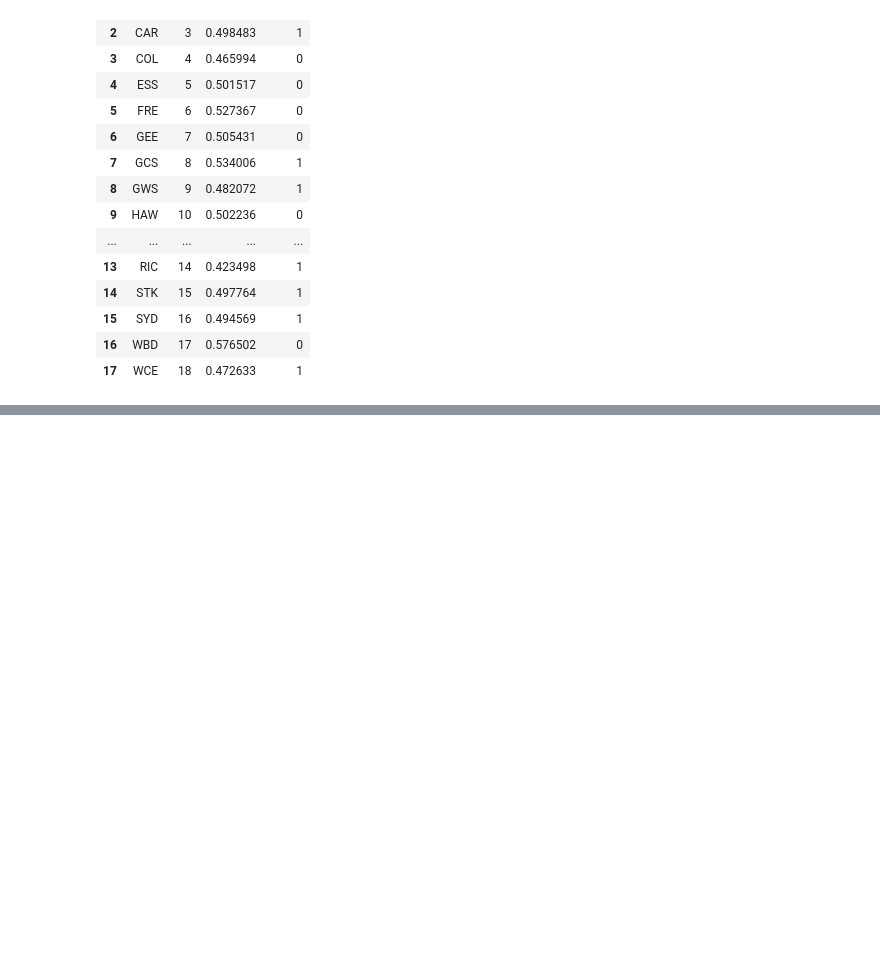
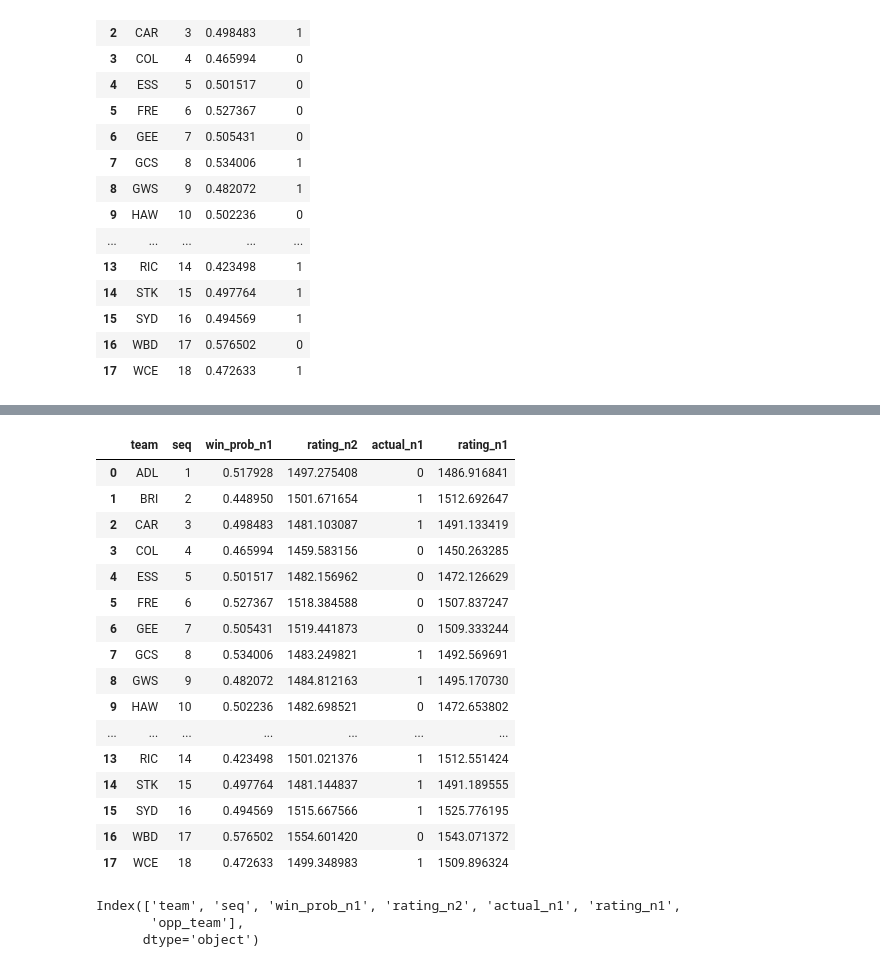
Before and after one commit to stevegabriel1/afl_elo_ratings, a Jupyter notebook: basic_version.ipynb, the cells around one changed output, grey strips where cells are left out. Saved outputs shown, nothing was run; the diff lists cells and outputs as text; code cells hidden in the pictures; blank space fills up the shorter version.

```diff
--- a/basic_version.ipynb
+++ b/basic_version.ipynb
@@ -1046,0 +1075,4 @@ quick_results_check
+# %%
+## Need rating W6 (rating_n1 from joined) and win_prob W7 (win_prob from joined)
+rframe = joined[['team','seq','win_prob','rating_n1']]
+rframe.head()
@@ -1046,0 +1086,35 @@ quick_results_check
+# %%
+# Add the actuals (results from R7):
+rframe['actual_n1'] = quick_results_check['actual']
+# %%
+rframe.columns = ['team','seq','win_prob_n1','rating_n2','actual_n1']
+# Generate new ratings
+rframe['rating_n1'] = rframe['rating_n2'] + (20*(rframe['actual_n1'] - rframe['win_prob_n1']))
+rframe
+# %% [output]
+|  | team | seq | win_prob_n1 | rating_n2 | actual_n1 | rating_n1 |
+| 0 | ADL | 1 | 0.517928 | 1497.275408 | 0 | 1486.916841 |
+| 1 | BRI | 2 | 0.448950 | 1501.671654 | 1 | 1512.692647 |
+| 2 | CAR | 3 | 0.498483 | 1481.103087 | 1 | 1491.133419 |
+| 3 | COL | 4 | 0.465994 | 1459.583156 | 0 | 1450.263285 |
+| 4 | ESS | 5 | 0.501517 | 1482.156962 | 0 | 1472.126629 |
+| 5 | FRE | 6 | 0.527367 | 1518.384588 | 0 | 1507.837247 |
+| 6 | GEE | 7 | 0.505431 | 1519.441873 | 0 | 1509.333244 |
+| 7 | GCS | 8 | 0.534006 | 1483.249821 | 1 | 1492.569691 |
+| 8 | GWS | 9 | 0.482072 | 1484.812163 | 1 | 1495.170730 |
+| 9 | HAW | 10 | 0.502236 | 1482.698521 | 0 | 1472.653802 |
+| ... | ... | ... | ... | ... | ... | ... |
+| 13 | RIC | 14 | 0.423498 | 1501.021376 | 1 | 1512.551424 |
+| 14 | STK | 15 | 0.497764 | 1481.144837 | 1 | 1491.189555 |
+| 15 | SYD | 16 | 0.494569 | 1515.667566 | 1 | 1525.776195 |
+| 16 | WBD | 17 | 0.576502 | 1554.601420 | 0 | 1543.071372 |
+| 17 | WCE | 18 | 0.472633 | 1499.348983 | 1 | 1509.896324 |
+# %%
+contests = rframe
+# Create opposition team rating column for R7:
+contests['opp_team'] = ['PAD','FRE','WBD','NME','GWS','BRI','RIC','STK','ESS','WCE','SYD','COL','ADL','GEE','GCS','MEL','CAR','HAW']
+contests.columns
+# %% [output]
+Index(['team', 'seq', 'win_prob_n1', 'rating_n2', 'actual_n1', 'rating_n1',
+       'opp_team'],
+      dtype='object')
```
Also changed, not shown: parts of 15 cells of this notebook.
